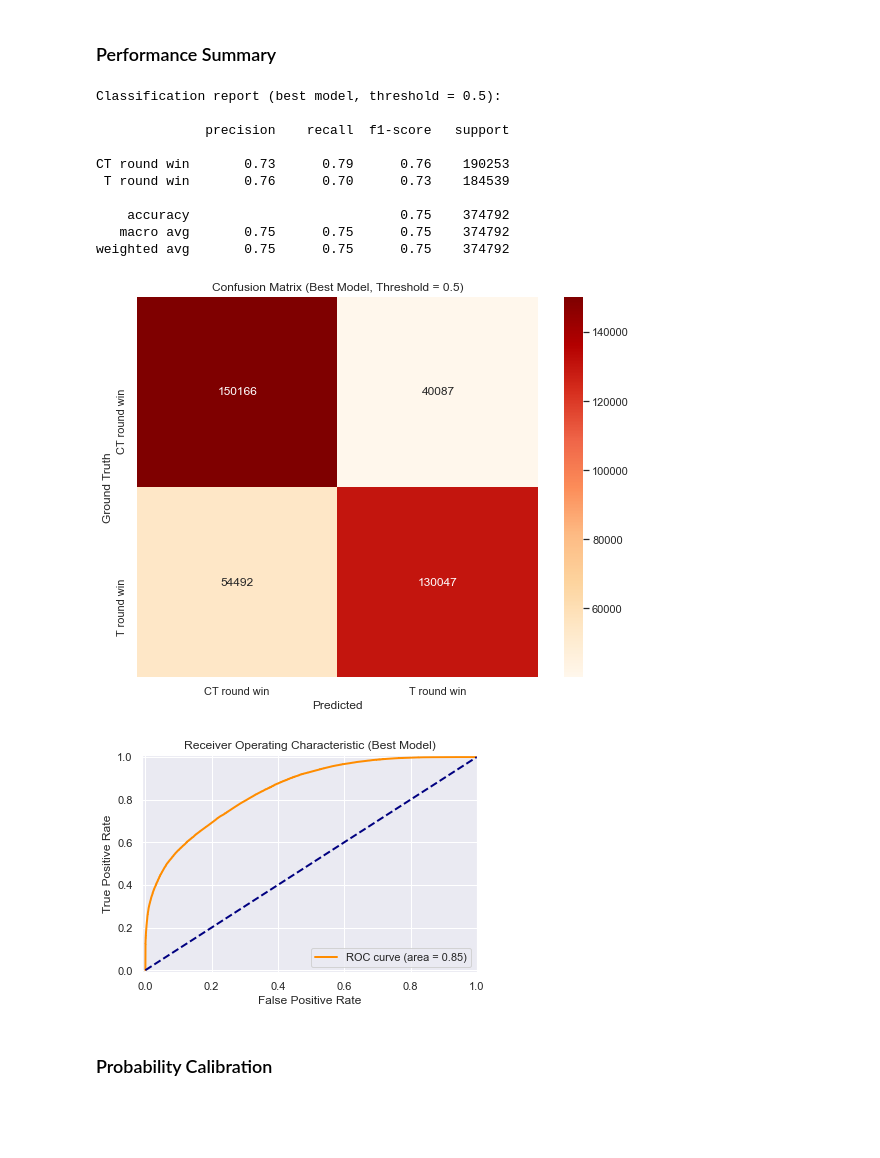
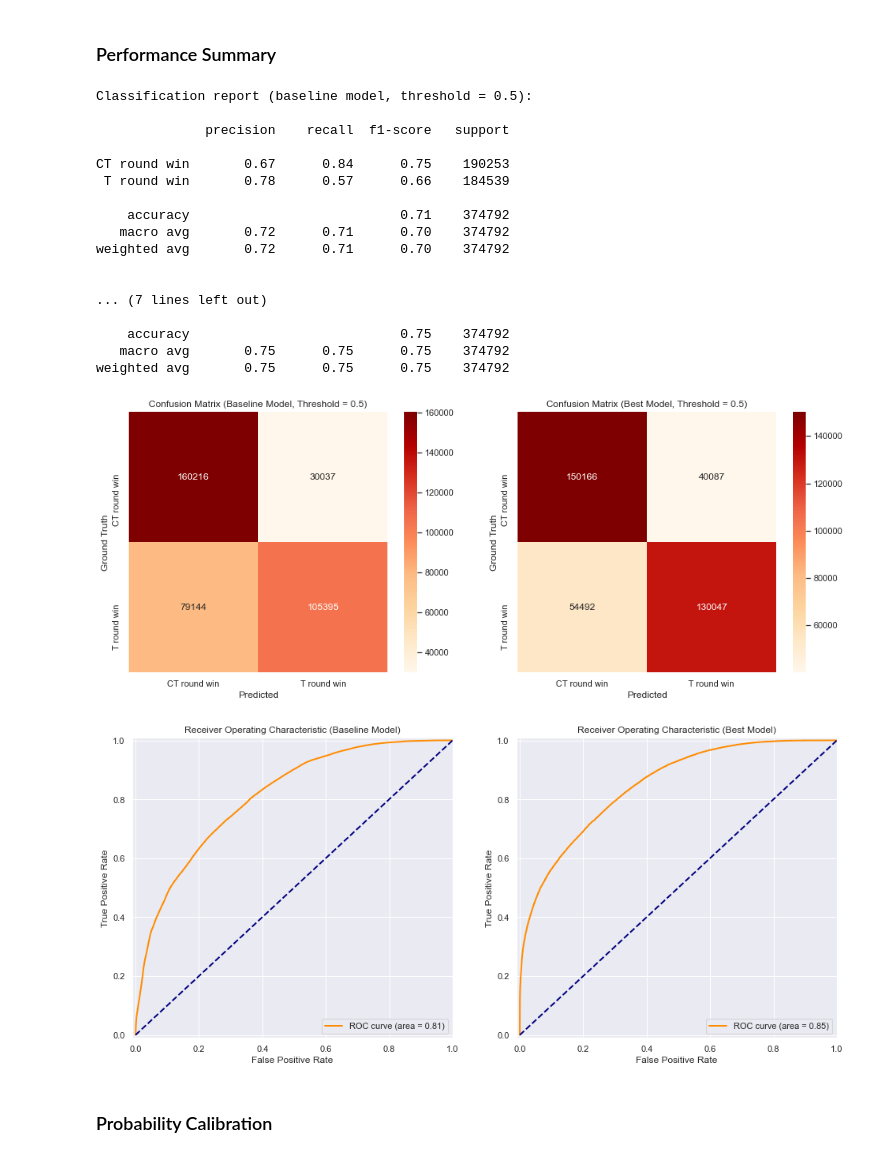
Before and after one commit to phil-holland/csgo-impact-rating, a Jupyter notebook: lightgbm/model_analysis.ipynb, the cells around one changed output. Drawn from its saved outputs; the diff is of its cells as text; code cells hidden in the pictures; blank space fills up the shorter version.

Commit message:
Added baseline model to model analysis

```diff
--- a/lightgbm/model_analysis.ipynb
+++ b/lightgbm/model_analysis.ipynb
@@ -18,3 +23,10 @@ sns.set()
+# %%
+train_data = np.genfromtxt('./train.csv', delimiter=',', skip_header=1)
+val_data = np.genfromtxt('./val.csv', delimiter=',', skip_header=1)
+
+gnb = GaussianNB()
+gnb_y_pred = np.array([x[1] for x in gnb.fit(train_data[:,1:], train_data[:,:1].flatten()).predict_proba(val_data[:,1:])])
+gnb_y_true = val_data[:,:1].flatten()
 # %% [markdown]
 ## Optuna Study Analysis
 # %%
@@ -102,34 +112,77 @@ plt.show()
 # %% [markdown]
 ### Performance Summary
 # %%
+print('Classification report (baseline model, threshold = 0.5):\n')
+print(classification_report(gnb_y_true, (gnb_y_pred >= 0.5), target_names=['CT round win', 'T round win']))
+
+print('\n')
+
 print('Classification report (best model, threshold = 0.5):\n')
 print(classification_report(best_model_y_true, (best_model_y_pred >= 0.5), target_names=['CT round win', 'T round win']))
 # %% [output]
-Classification report (best model, threshold = 0.5):
+Classification report (baseline model, threshold = 0.5):
 
               precision    recall  f1-score   support
 
-CT round win       0.73      0.79      0.76    190253
- T round win       0.76      0.70      0.73    184539
+CT round win       0.67      0.84      0.75    190253
+ T round win       0.78      0.57      0.66    184539
+
+    accuracy                           0.71    374792
+   macro avg       0.72      0.71      0.70    374792
+weighted avg       0.72      0.71      0.70    374792
+
+
+... (7 lines left out)
 
     accuracy                           0.75    374792
    macro avg       0.75      0.75      0.75    374792
 weighted avg       0.75      0.75      0.75    374792
 # %%
+plt.figure(figsize = (16,6))
+
+ax1 = plt.subplot(121)
+
+cm = confusion_matrix(gnb_y_true, (gnb_y_pred >= 0.5))
+cm_df = pd.DataFrame(cm, index=['CT round win', 'T round win'], columns=['CT round win', 'T round win'])
+plt.title('Confusion Matrix (Baseline Model, Threshold = 0.5)')
+sns.heatmap(cm_df, annot=True, cmap='OrRd', fmt='g')
+plt.xlabel('Predicted')
+plt.ylabel('Ground Truth')
+
+ax2 = plt.subplot(122)
+
 cm = confusion_matrix(best_model_y_true, (best_model_y_pred >= 0.5))
 cm_df = pd.DataFrame(cm, index=['CT round win', 'T round win'], columns=['CT round win', 'T round win'])
-plt.figure(figsize = (9,7))
 plt.title('Confusion Matrix (Best Model, Threshold = 0.5)')
 sns.heatmap(cm_df, annot=True, cmap='OrRd', fmt='g')
 plt.xlabel('Predicted')
 plt.ylabel('Ground Truth')
+
 plt.show()
 # %% [output]
-[figure, old version]
+[figure, new version]
 # %%
+plt.figure(figsize = (16,7))
+
+ax1 = plt.subplot(121)
+
+fpr, tpr, _ = roc_curve(gnb_y_true, gnb_y_pred)
+roc_auc = auc(fpr, tpr)
+lw = 2
+plt.plot(fpr, tpr, color='darkorange',
+         lw=lw, label='ROC curve (area = %0.2f)' % roc_auc)
+plt.plot([0, 1], [0, 1], color='navy', lw=lw, linestyle='--')
+plt.xlim([-0.01, 1.0])
+plt.ylim([-0.01, 1.01])
+plt.xlabel('False Positive Rate')
+plt.ylabel('True Positive Rate')
+plt.title('Receiver Operating Characteristic (Baseline Model)')
+plt.legend(loc="lower right")
+
+ax2 = plt.subplot(122)
+
 fpr, tpr, _ = roc_curve(best_model_y_true, best_model_y_pred)
 roc_auc = auc(fpr, tpr)
-
 lw = 2
 plt.plot(fpr, tpr, color='darkorange',
          lw=lw, label='ROC curve (area = %0.2f)' % roc_auc)
@@ -140,9 +193,10 @@ plt.xlabel('False Positive Rate')
 plt.ylabel('True Positive Rate')
 plt.title('Receiver Operating Characteristic (Best Model)')
 plt.legend(loc="lower right")
+
 plt.show()
 # %% [output]
-[figure, old version]
+[figure, new version]
 # %% [markdown]
 ### Probability Calibration
 # %%
```
Also changed, not shown: parts of 6 cells of this notebook.
